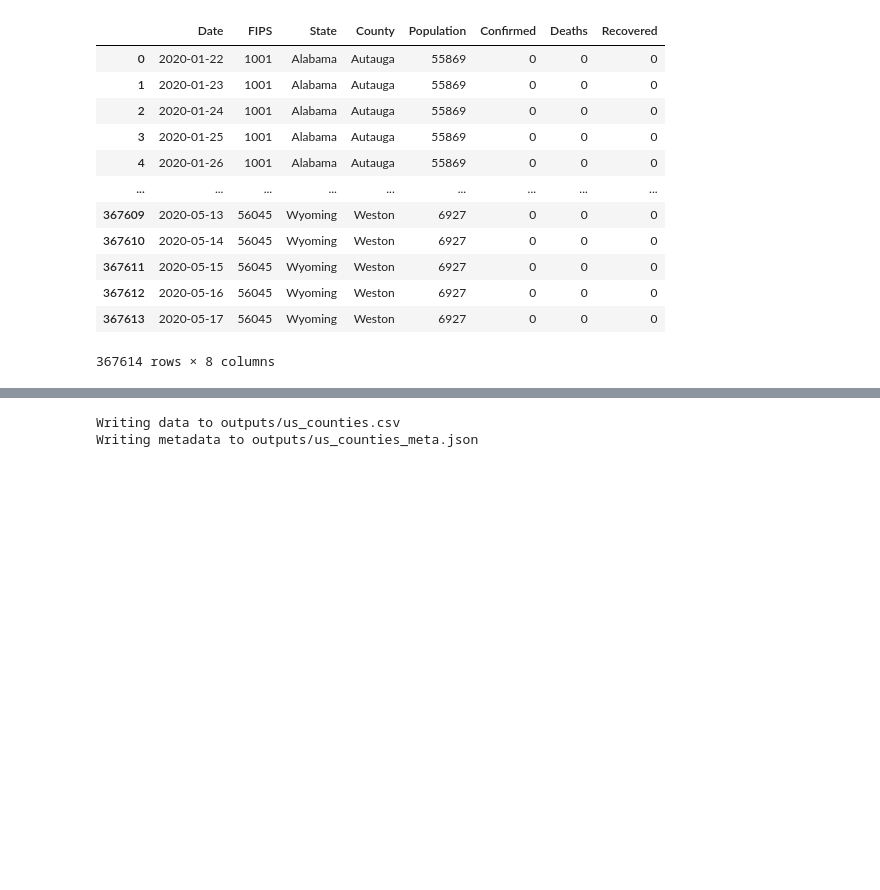
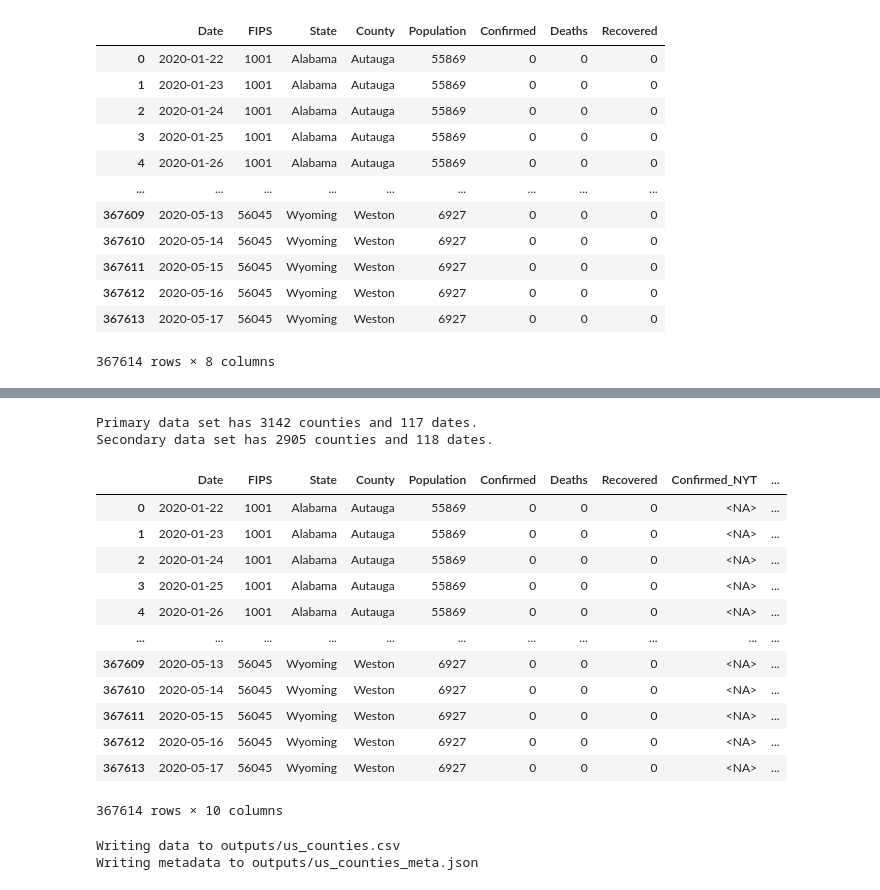
Before and after one commit to CODAIT/covid-notebooks, a Jupyter notebook: notebooks/etl_us_data.ipynb, the cells around one changed output, grey strips where cells are left out. Cells and saved outputs as stored; diff of their text form; code cells hidden in the pictures; blank space fills up the shorter version.

```diff
--- a/notebooks/etl_us_data.ipynb
+++ b/notebooks/etl_us_data.ipynb
@@ -45,6 +46,9 @@ _JH_DEATHS_URL = _JH_BASE_URL + "time_series_covid19_deaths_US.csv"
 # Currently there are no data on recovered patients for the US.
 # _JH_RECOVERED_URL = _JH_BASE_URL + "time_series_covid19_recovered_US.csv"
 
+_NYT_BASE_URL = "https://raw.githubusercontent.com/nytimes/covid-19-data/master/"
+_NYT_CSV_URL = _NYT_BASE_URL + "us-counties.csv"
+
 
 # First date present in the data set, and the format of these dates.
 # Hopefully this won't change as new data are added.
@@ -303,11 +326,11 @@ dtype: object
 to_retain = combined[["Date", "FIPS", "Province_State", "Admin2",
                       "Population",
                       "Confirmed", "Deaths", "Recovered"]]
-to_write = to_retain.rename(columns={
+renamed = to_retain.rename(columns={
     "Province_State": "State",
     "Admin2": "County"
 })
-to_write
+renamed
 # %% [output]
 |  | Date | FIPS | State | County | Population | Confirmed | Deaths | Recovered |
 | 0 | 2020-01-22 | 1001 | Alabama | Autauga | 55869 | 0 | 0 | 0 |
@@ -322,3 +345,8 @@ to_write
 | 367612 | 2020-05-16 | 56045 | Wyoming | Weston | 6927 | 0 | 0 | 0 |
 | 367613 | 2020-05-17 | 56045 | Wyoming | Weston | 6927 | 0 | 0 | 0 |
 367614 rows × 8 columns
+# %%
+# Pull in additional data from the New York Times' data repository to use
+# for filling in holes in the primary JHU data set.
+raw_nyt = pd.read_csv(_NYT_CSV_URL, parse_dates=["date"])
+raw_nyt
@@ -324,0 +388,21 @@ to_write
+# %%
+# For now, drop the NaN FIPS codes like we did up above with the
+# JHU data set.
+raw_nyt = raw_nyt[~raw_nyt["fips"].isna()].copy()
+raw_nyt["fips"] = raw_nyt["fips"].astype("int64")
+
+# Also cast int-valued columns to nullable int.
+raw_nyt["cases"] = raw_nyt["cases"].astype("Int64")
+raw_nyt["deaths"] = raw_nyt["deaths"].astype("Int64")
+
+# Rename the columns in preparation for joining with the primary
+# data set.
+nyt = raw_nyt.copy().rename(columns={
+    "date": "Date",
+    "county": "County",
+    "state": "State",
+    "fips": "FIPS",
+    "cases": "Confirmed_NYT",
+    "deaths": "Deaths_NYT"
+})
+nyt
@@ -325,3 +423,32 @@ to_write
+# %%
+# Compare the number of distinct FIPS codes and dates in primary and
+# secondary data sets.
+print(f"Primary data set has {len(renamed['FIPS'].unique())} counties "
+      f"and {len(renamed['Date'].unique())} dates.")
+print(f"Secondary data set has {len(nyt['FIPS'].unique())} counties "
+      f"and {len(nyt['Date'].unique())} dates.")
+# %% [output]
+Primary data set has 3142 counties and 117 dates.
+Secondary data set has 2905 counties and 118 dates.
+# %%
+# Outer-join the two data sets
+to_write = renamed.merge(nyt[["Date", "FIPS", "Confirmed_NYT", "Deaths_NYT"]],
+                         how="left")
+to_write
+# %% [output]
+|  | Date | FIPS | State | County | Population | Confirmed | Deaths | Recovered | Confirmed_NYT | ... |
+| 0 | 2020-01-22 | 1001 | Alabama | Autauga | 55869 | 0 | 0 | 0 | <NA> | ... |
+| 1 | 2020-01-23 | 1001 | Alabama | Autauga | 55869 | 0 | 0 | 0 | <NA> | ... |
+| 2 | 2020-01-24 | 1001 | Alabama | Autauga | 55869 | 0 | 0 | 0 | <NA> | ... |
+| 3 | 2020-01-25 | 1001 | Alabama | Autauga | 55869 | 0 | 0 | 0 | <NA> | ... |
+| 4 | 2020-01-26 | 1001 | Alabama | Autauga | 55869 | 0 | 0 | 0 | <NA> | ... |
+| ... | ... | ... | ... | ... | ... | ... | ... | ... | ... | ... |
+| 367609 | 2020-05-13 | 56045 | Wyoming | Weston | 6927 | 0 | 0 | 0 | <NA> | ... |
+| 367610 | 2020-05-14 | 56045 | Wyoming | Weston | 6927 | 0 | 0 | 0 | <NA> | ... |
+| 367611 | 2020-05-15 | 56045 | Wyoming | Weston | 6927 | 0 | 0 | 0 | <NA> | ... |
+| 367612 | 2020-05-16 | 56045 | Wyoming | Weston | 6927 | 0 | 0 | 0 | <NA> | ... |
+| 367613 | 2020-05-17 | 56045 | Wyoming | Weston | 6927 | 0 | 0 | 0 | <NA> | ... |
+367614 rows × 10 columns
 # %%
 # Write the data out to a CSV file + a JSON file of type info.
 output_csv_data_file = os.path.join(_OUTPUTS_DIR,"us_counties.csv")
```
Also changed, not shown: parts of 6 cells of this notebook, 7 other files.
